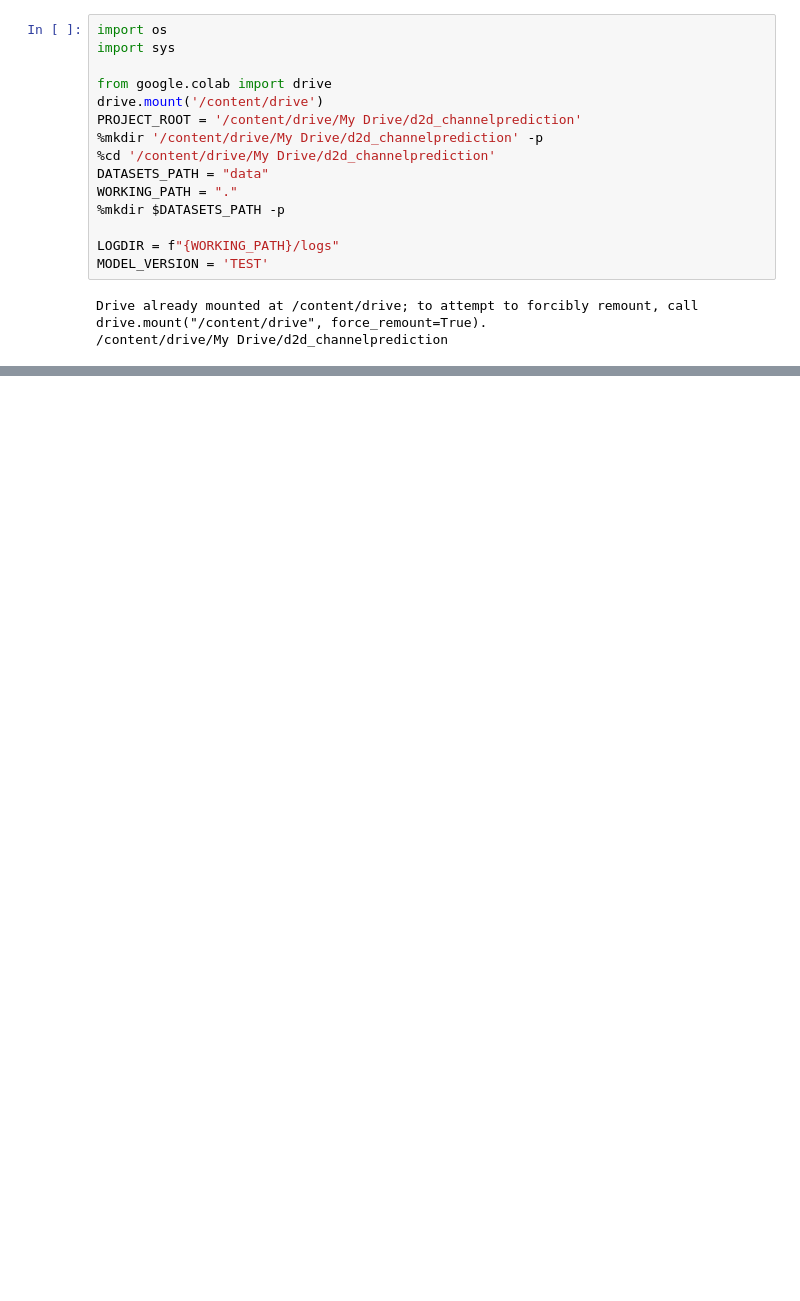
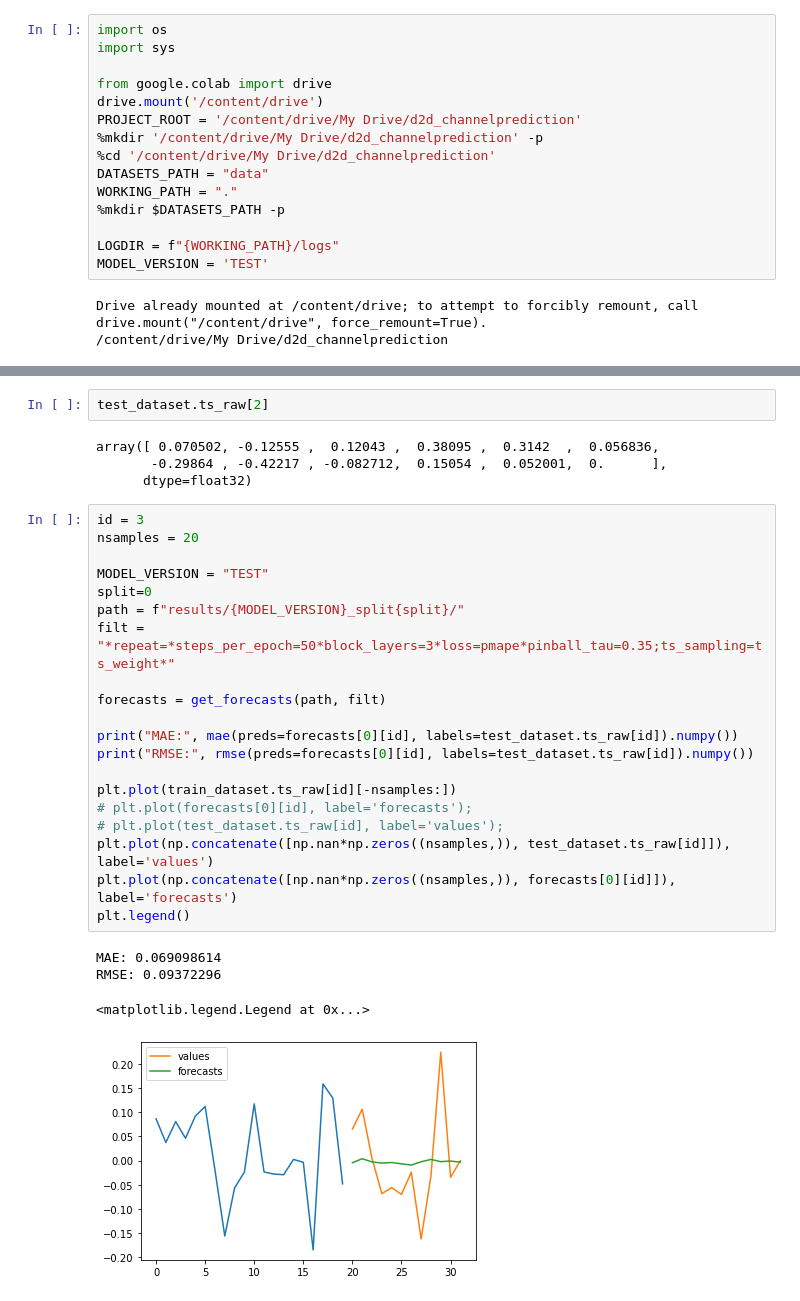
Before and after one commit to SamuelBFG/channel-prediction, a Jupyter notebook: D2D/N-BEATS/N_BEATS_for_Channel_Prediction.ipynb, the cells around one changed output, grey strips where cells are left out. Drawn from its saved outputs; the diff is of its cells as text; blank space fills up the shorter version.

```diff
--- a/D2D/N-BEATS/N_BEATS_for_Channel_Prediction.ipynb
+++ b/D2D/N-BEATS/N_BEATS_for_Channel_Prediction.ipynb
@@ -74,0 +420,31 @@ test_dataset = DataLoader(path='data', split='test')
+# %%
+test_dataset.ts_raw[2]
+# %% [output]
+array([ 0.070502, -0.12555 ,  0.12043 ,  0.38095 ,  0.3142  ,  0.056836,
+       -0.29864 , -0.42217 , -0.082712,  0.15054 ,  0.052001,  0.      ],
+      dtype=float32)
+# %%
+id = 3
+nsamples = 20
+
+MODEL_VERSION = "TEST"
+split=0
+path = f"results/{MODEL_VERSION}_split{split}/"
+filt = "*repeat=*steps_per_epoch=50*block_layers=3*loss=pmape*pinball_tau=0.35;ts_sampling=ts_weight*"
+
+forecasts = get_forecasts(path, filt)
+
+print("MAE:", mae(preds=forecasts[0][id], labels=test_dataset.ts_raw[id]).numpy())
+print("RMSE:", rmse(preds=forecasts[0][id], labels=test_dataset.ts_raw[id]).numpy())
+
+plt.plot(train_dataset.ts_raw[id][-nsamples:])
+# plt.plot(forecasts[0][id], label='forecasts');
+# plt.plot(test_dataset.ts_raw[id], label='values');
+plt.plot(np.concatenate([np.nan*np.zeros((nsamples,)), test_dataset.ts_raw[id]]), label='values')
+plt.plot(np.concatenate([np.nan*np.zeros((nsamples,)), forecasts[0][id]]), label='forecasts')
+plt.legend()
+# %% [output]
+MAE: 0.069098614
+RMSE: 0.09372296
+<matplotlib.legend.Legend at 0x...>
+[figure, added]
```
Also changed, not shown: parts of 22 cells of this notebook.
